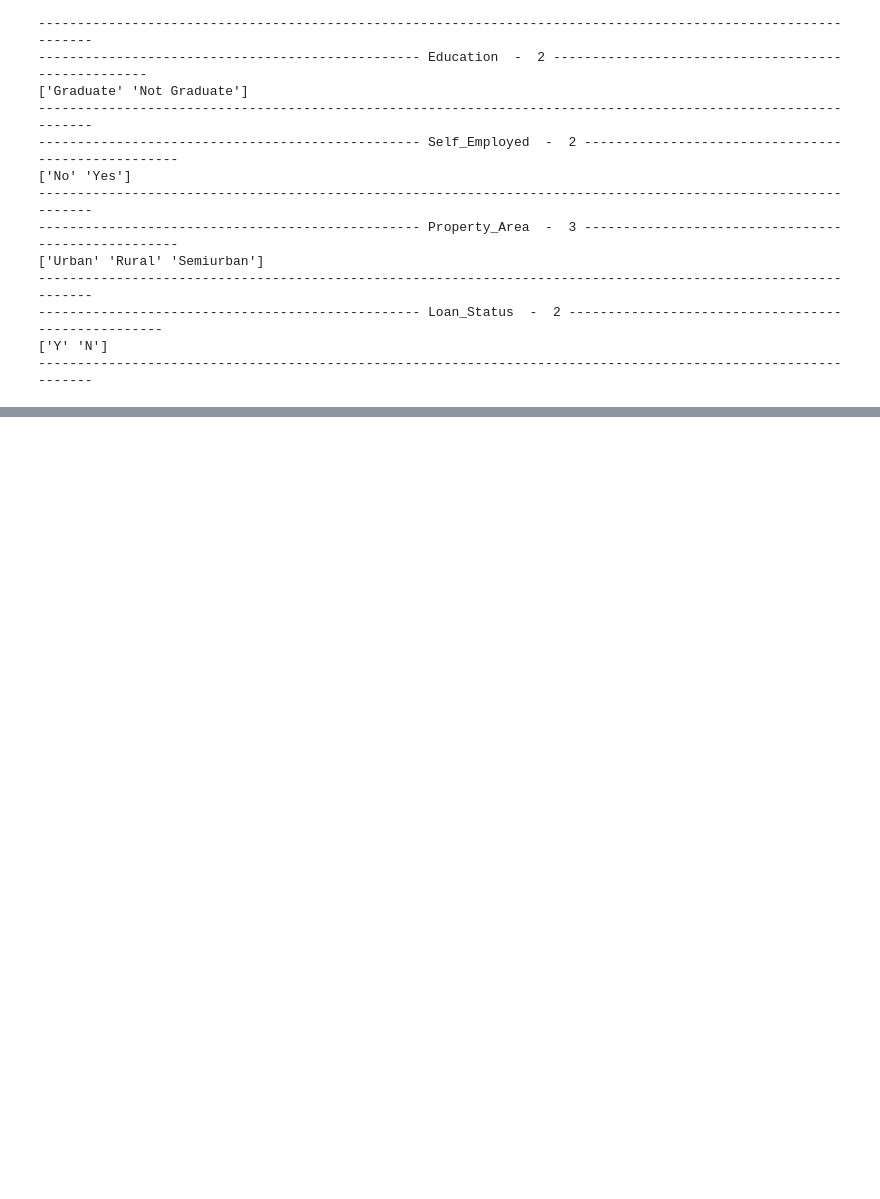
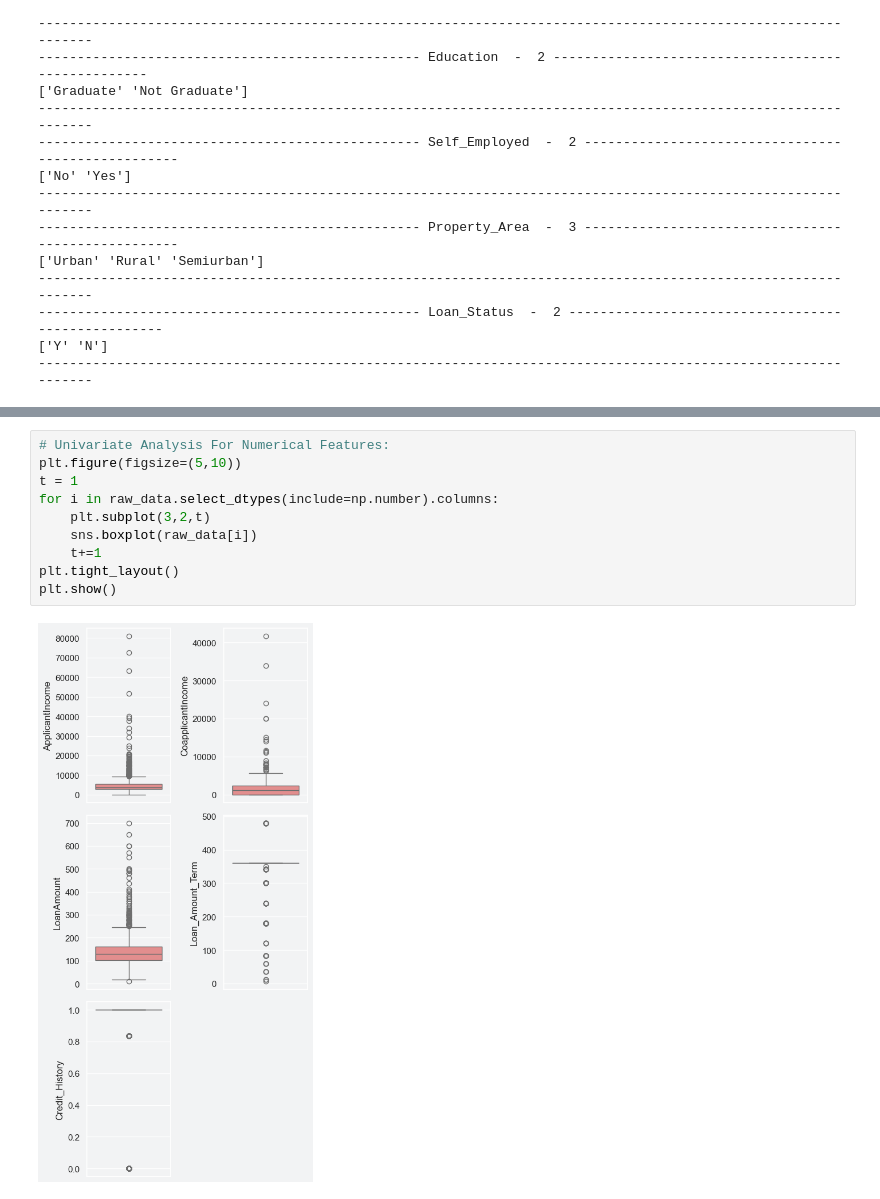
Before and after one commit to Bharadwaj-Sathya/AI, a Jupyter notebook: MachineLearning/SupervisedLearning/Classification/LogisticRegresson/Project/LogisticRegresson.ipynb, the cells around one changed output, grey strips where cells are left out. Cells and saved outputs as stored; diff of their text form; blank space fills up the shorter version.

```diff
--- a/MachineLearning/SupervisedLearning/Classification/LogisticRegresson/Project/LogisticRegresson.ipynb
+++ b/MachineLearning/SupervisedLearning/Classification/LogisticRegresson/Project/LogisticRegresson.ipynb
@@ -336,0 +360,12 @@ for column in raw_data.columns:
+# %%
+# Univariate Analysis For Numerical Features:
+plt.figure(figsize=(5,10))
+t = 1
+for i in raw_data.select_dtypes(include=np.number).columns:
+    plt.subplot(3,2,t)
+    sns.boxplot(raw_data[i])
+    t+=1
+plt.tight_layout()
+plt.show()
+# %% [output]
+[figure, added]
```
Also changed, not shown: parts of 10 cells of this notebook, 2 other files.
